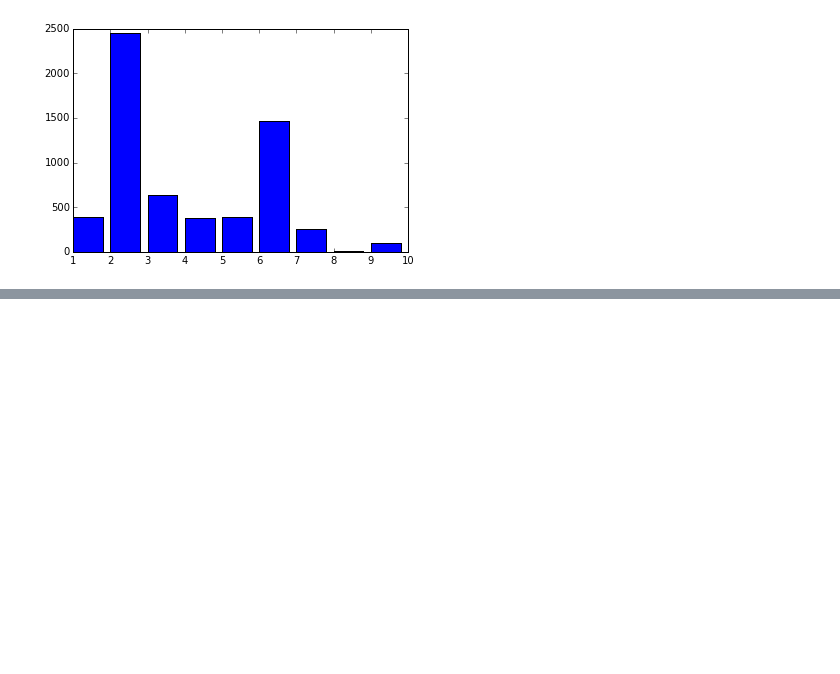
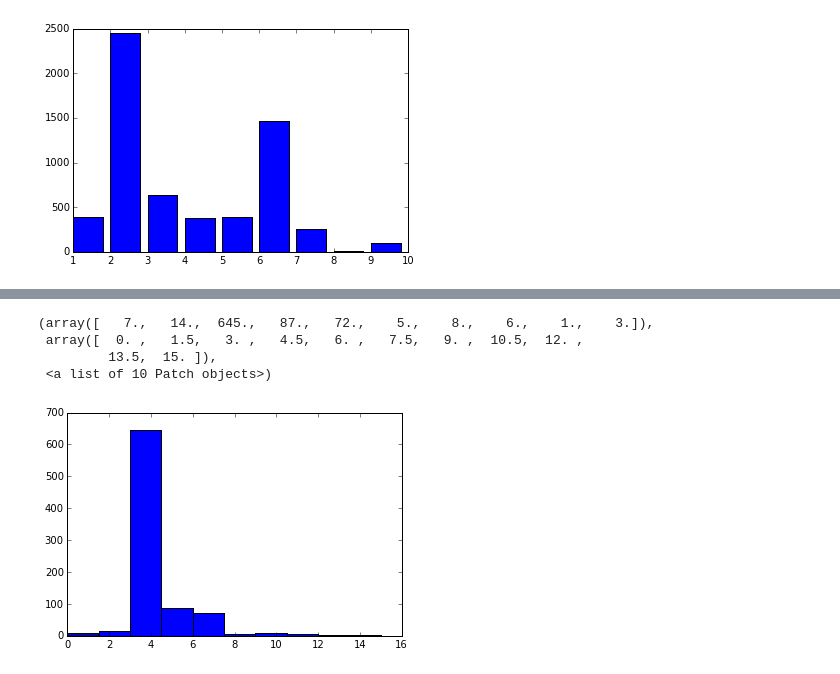
Before and after one commit to Eddie-C64/dataquest-lessons, a Jupyter notebook: Mission7.ipynb, the cells around one changed output, grey strips where cells are left out. Drawn from its saved outputs; the diff is of its cells as text; code cells hidden in the pictures; blank space fills up the shorter version.

Commit message:
Add additional screen

```diff
--- a/Mission7.ipynb
+++ b/Mission7.ipynb
@@ -521,0 +522,40 @@ Feel free to explore and find interesting patterns in the data.
+# %%
+## Initial
+
+from itertools import chain
+from collections import Counter
+
+# Put all the sessions into one big list
+all_events = list(chain.from_iterable(sessions))
+
+## Display
+
+run_counts = []
+
+# Loop through each event in the session
+on_screen = False
+run_counter = 0
+for event in all_events:
+    event_type = event["event_type"]
+    # If we started a screen, set the counter to 0.
+    if event_type == "started-screen":
+        run_counter = 0
+    # On a get answer event, if it came after we started a screen, grab the run count.
+    elif event_type == "get-answer":
+        run_counts.append(run_counter)
+    # If we're in a screen, increment the run code counter.
+    elif event_type == "run-code":
+        run_counter += 1
+
+import matplotlib.pyplot as plt
+
+# It looks like 3-4 is the most common range -- this is when the answer button is first shown.
+# But many students don't click it right away.
+# What do you think about the shape of this distribution?
+plt.hist(run_counts)
+# %% [output]
+(array([   7.,   14.,  645.,   87.,   72.,    5.,    8.,    6.,    1.,    3.]),
+ array([  0. ,   1.5,   3. ,   4.5,   6. ,   7.5,   9. ,  10.5,  12. ,
+         13.5,  15. ]),
+ <a list of 10 Patch objects>)
+[figure, added]
```
Also changed, not shown: parts of 6 cells of this notebook.
